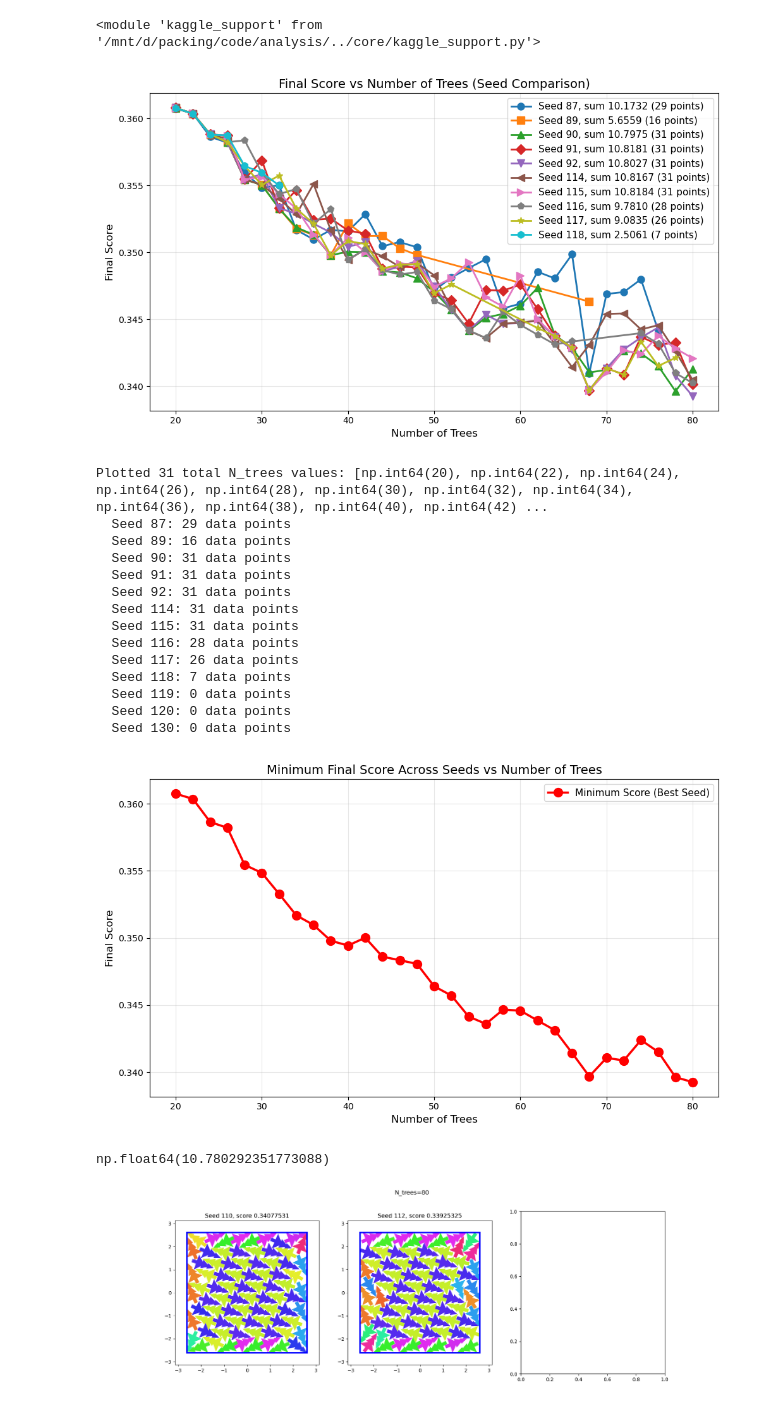
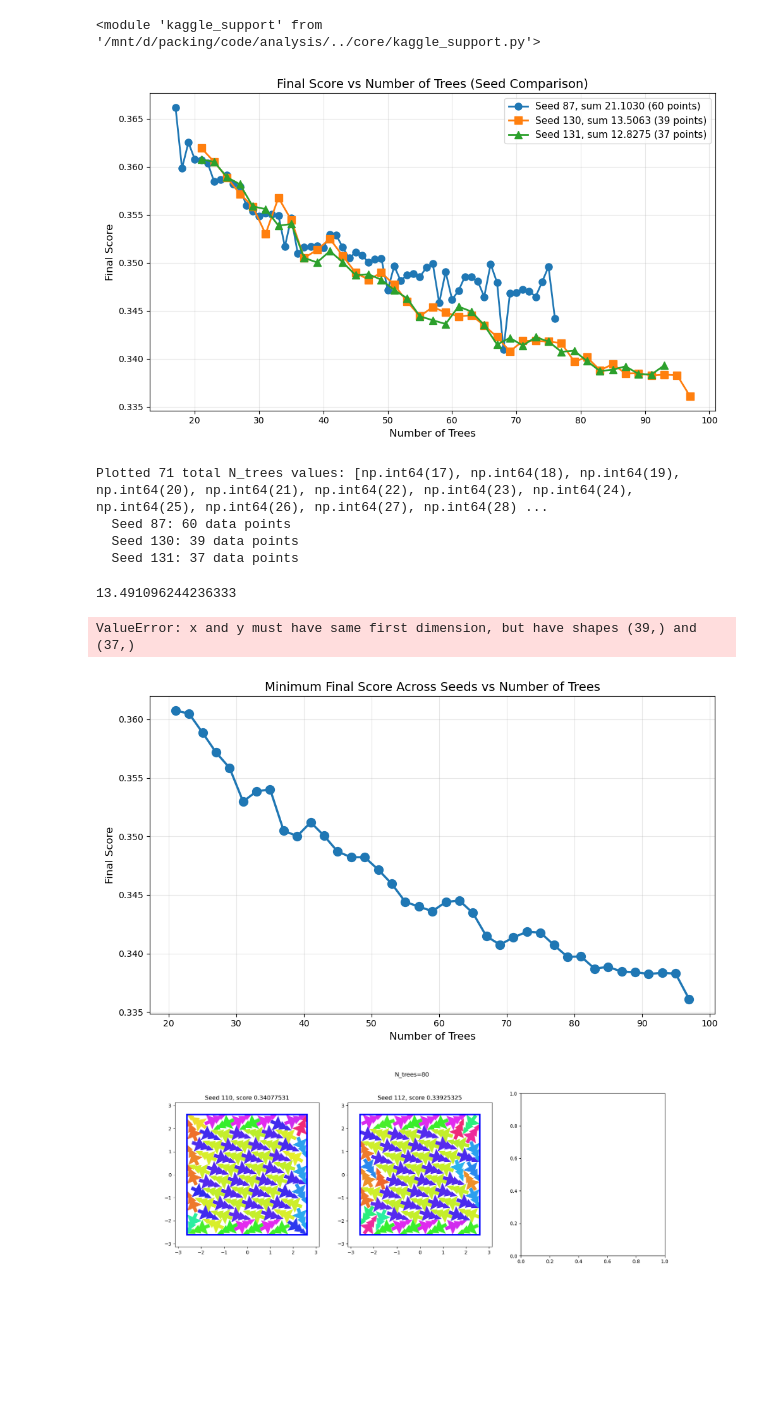
Before and after one commit to jcottaar/packing, a Jupyter notebook: analysis/compare_runs2.ipynb, the cells around one changed output. Drawn from its saved outputs; the diff is of its cells as text; code cells hidden in the pictures; blank space fills up the shorter version.

```diff
--- a/analysis/compare_runs2.ipynb
+++ b/analysis/compare_runs2.ipynb
@@ -36,7 +36,9 @@ WARNING: CUDA MPS not active
 #         plt.pause(0.001)
 # %%
 # Compare final scores across multiple seeds
-SEEDS_TO_DO = [87,89,90, 91, 92,114,115,116,117,118,119,120,130]
+SEEDS_TO_DO = [87,89,90, 91, 92,114,115,116,117,118,119,120,121,130,131]
+SEEDS_TO_DO = [87,89,90, 91, 92,114,115,116,117,118,119,120,121,130,131,800]
+SEEDS_TO_DO = [87,130,131]
 #SEEDS_TO_DO = [110,111]
 
 import numpy as np
@@ -47,7 +49,7 @@ import re
 # Collect final scores for each seed
 seed_scores = {seed: {} for seed in SEEDS_TO_DO}
 
-for N_trees in np.arange(20,81,2):
+for N_trees in np.arange(1,201):
     files = glob.glob(kgs.temp_dir + f'/*runs/done/ga_N{N_trees}_*.pickle')
 
     for f in files:
@@ -88,73 +90,72 @@ if all_N_trees:
     for i, seed in enumerate(SEEDS_TO_DO):
         # Get values for this seed (None for missing data)
         n_trees_list = []
         values = []
         for n in all_N_trees:
             if n in seed_scores[seed]:
                 n_trees_list.append(n)
                 values.append(seed_scores[seed][n])
 
         if values:  # Only plot if there's at least one value
             marker = markers[i % len(markers)]
             plt.plot(n_trees_list, values, marker=marker, linestyle='-',
                     label=f'Seed {seed}, sum {np.sum(values):.4f} ({len(values)} points)',
                     linewidth=2, markersize=8)
 
     plt.xlabel('Number of Trees', fontsize=12)
     plt.ylabel('Final Score', fontsize=12)
     plt.title('Final Score vs Number of Trees (Seed Comparison)', fontsize=14)
     plt.legend(fontsize=11)
     plt.grid(True, alpha=0.3)
     plt.tight_layout()
     plt.show()
 
     print(f"Plotted {len(all_N_trees)} total N_trees values: {all_N_trees}")
     for seed in SEEDS_TO_DO:
         print(f"  Seed {seed}: {len(seed_scores[seed])} data points")
 else:
     print("No N_trees values found")
 #plt.xlim(20,90)
 # %% [output]
-[figure, old version]
+[figure, new version]
-Plotted 31 total N_trees values: [np.int64(20), np.int64(22), np.int64(24), np.int64(26), np.int64(28), np.int64(30), np.int64(32), np.int64(34), np.int64(36), np.int64(38), np.int64(40), np.int64(42) ...
-  Seed 87: 29 data points
-  Seed 89: 16 data points
-  Seed 90: 31 data points
-  Seed 91: 31 data points
-  Seed 92: 31 data points
-  Seed 114: 31 data points
-  Seed 115: 31 data points
-  Seed 116: 28 data points
-  Seed 117: 26 data points
-  Seed 118: 7 data points
-  Seed 119: 0 data points
-  Seed 120: 0 data points
-  Seed 130: 0 data points
+Plotted 71 total N_trees values: [np.int64(17), np.int64(18), np.int64(19), np.int64(20), np.int64(21), np.int64(22), np.int64(23), np.int64(24), np.int64(25), np.int64(26), np.int64(27), np.int64(28) ...
+  Seed 87: 60 data points
+  Seed 130: 39 data points
+  Seed 131: 37 data points
 # %%
 %matplotlib widget
 # Minimum score across seeds for each N_trees
-if all_N_trees:
-    min_scores = []
-    for n in all_N_trees:
-        scores_for_n = [seed_scores[seed][n] for seed in SEEDS_TO_DO if n in seed_scores[seed]]
-        if scores_for_n:
-            min_scores.append(min(scores_for_n))
+plt.figure(figsize=(10, 6))
+def plot_seeds(seeds):
+    if all_N_trees:
+        min_scores = []
+        for n in all_N_trees:
+            scores_for_n = [seed_scores[seed][n] for seed in seeds if n in seed_scores[seed]]
+            if scores_for_n:
+                min_scores.append(min(scores_for_n))
 
-    plt.figure(figsize=(10, 6))
-    plt.plot(all_N_trees, min_scores, marker='o', linestyle='-', linewidth=2.5,
-            markersize=10, color='red', label='Minimum Score (Best Seed)')
 
-    plt.xlabel('Number of Trees', fontsize=12)
-    plt.ylabel('Final Score', fontsize=12)
-    plt.title('Minimum Final Score Across Seeds vs Number of Trees', fontsize=14)
-    plt.legend(fontsize=11)
-    plt.grid(True, alpha=0.3)
-    plt.tight_layout()
-    plt.show()
-np.sum(min_scores)
+        plt.plot(all_N_trees, min_scores, marker='o', linestyle='-', linewidth=2.5,
+                markersize=10, label='Minimum Score (Best Seed)')
+
+        plt.xlabel('Number of Trees', fontsize=12)
+        plt.ylabel('Final Score', fontsize=12)
+        plt.title('Minimum Final Score Across Seeds vs Number of Trees', fontsize=14)
+        #plt.legend(fontsize=11)
+        plt.grid(True, alpha=0.3)
+        plt.tight_layout()
+        #plt.show()
+
+    print(np.sum(min_scores))
+plot_seeds(SEEDS_TO_DO)
+SEEDS_TO_DO_COPY = SEEDS_TO_DO.copy()
+SEEDS_TO_DO_COPY.remove(130)
+#SEEDS_TO_DO_COPY.remove(121)
+plot_seeds(SEEDS_TO_DO_COPY)
 # %% [output]
+13.491096244236333
+ValueError: x and y must have same first dimension, but have shapes (39,) and (37,)
-[figure, old version]
+[figure, new version]
-np.float64(10.780292351773088)
 # %%
 for N_trees in [80]:
     seeds = [110,112]
```
Also changed, not shown: 4 other files.
